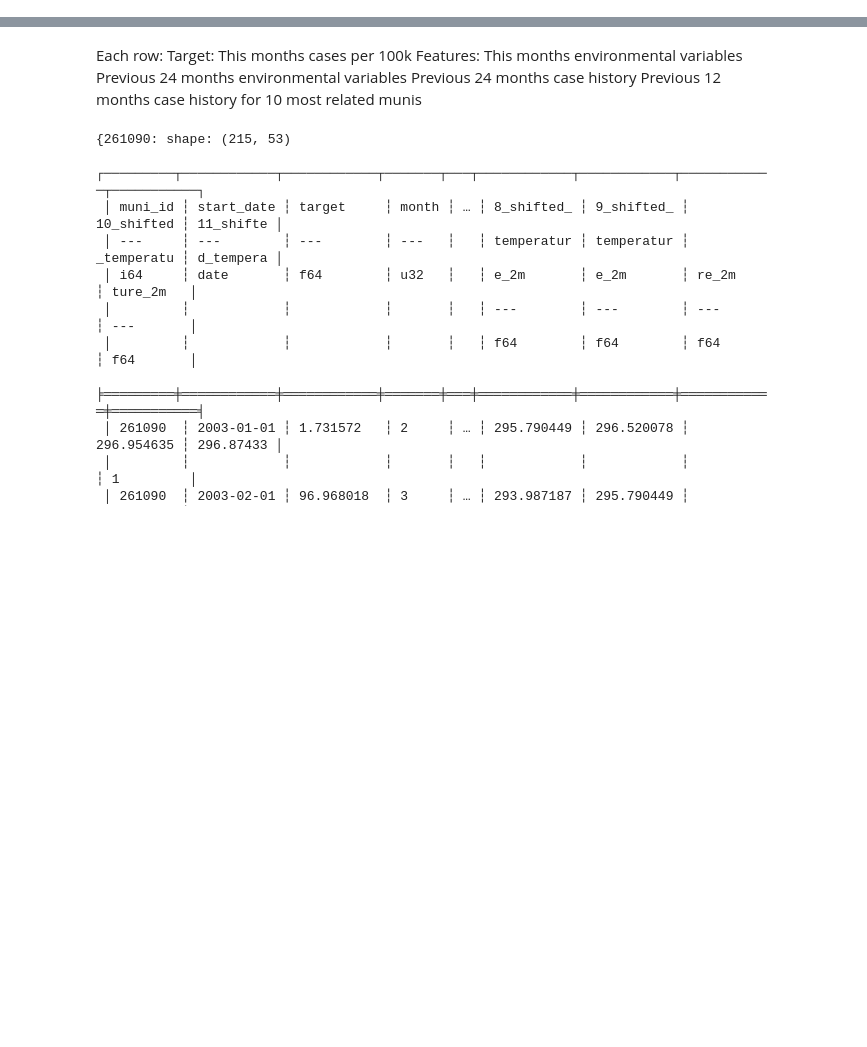
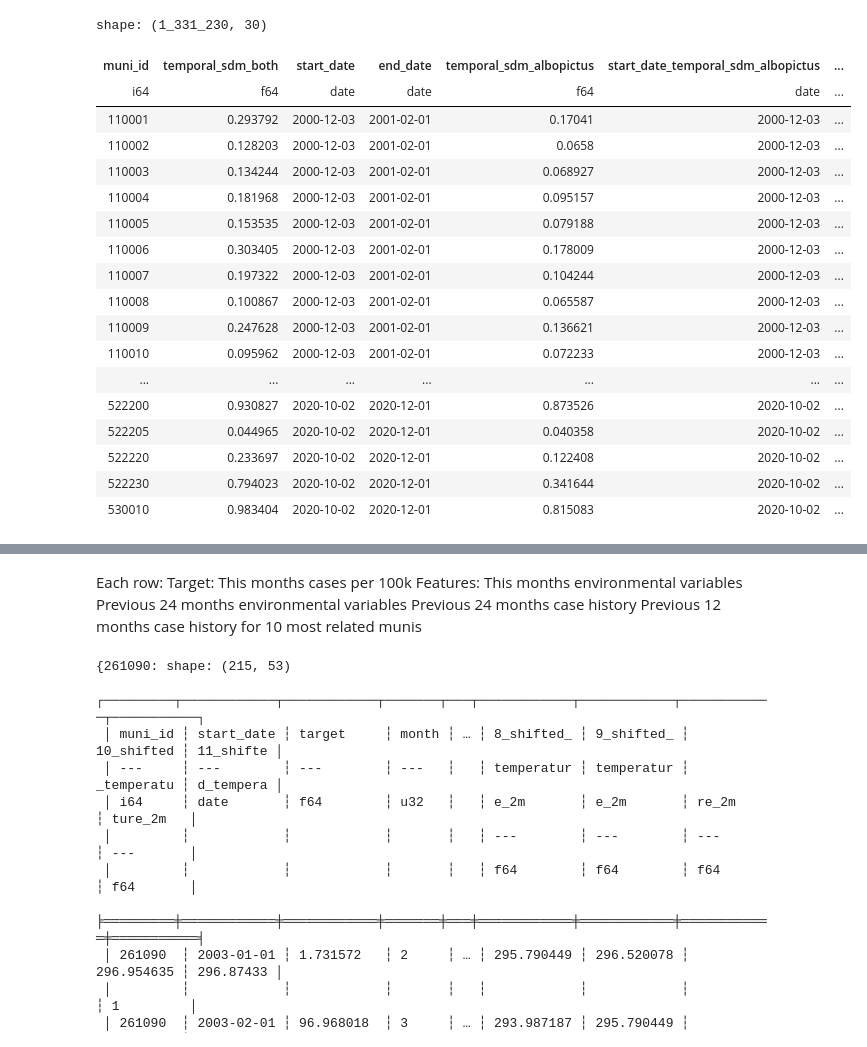
Before and after one commit to atalbanese/dengue_models, a Jupyter notebook: eda/eda.ipynb, the cells around one changed output, grey strips where cells are left out. Saved outputs shown, nothing was run; the diff lists cells and outputs as text; code cells hidden in the pictures; blank space fills up the shorter version.

```diff
--- a/eda/eda.ipynb
+++ b/eda/eda.ipynb
@@ -31,6 +31,26 @@ from sklearn.compose import ColumnTransformer
 from sklearn.pipeline import Pipeline
 from sklearn.preprocessing import MinMaxScaler, StandardScaler, RobustScaler, SplineTransformer, KernelCenterer, PolynomialFeatures, PowerTransformer, QuantileTransformer, Normalizer
 # %%
-test = pl.read_parquet('../data/gee_exports_test/all_parameters_2001-01-01_2021-01-01_months.parquet')
+test = pl.read_parquet('../data/gee_exports_test/all_parameters_2001-01-01_2021-01-01_months.parquet').sort('end_date')
 test
+# %% [output]
+shape: (1_331_230, 30)
+| muni_id | temporal_sdm_both | start_date | end_date | temporal_sdm_albopictus | start_date_temporal_sdm_albopictus | ... |
+| i64 | f64 | date | date | f64 | date | ... |
+| 110001 | 0.293792 | 2000-12-03 | 2001-02-01 | 0.17041 | 2000-12-03 | ... |
+| 110002 | 0.128203 | 2000-12-03 | 2001-02-01 | 0.0658 | 2000-12-03 | ... |
+| 110003 | 0.134244 | 2000-12-03 | 2001-02-01 | 0.068927 | 2000-12-03 | ... |
+| 110004 | 0.181968 | 2000-12-03 | 2001-02-01 | 0.095157 | 2000-12-03 | ... |
+| 110005 | 0.153535 | 2000-12-03 | 2001-02-01 | 0.079188 | 2000-12-03 | ... |
+| 110006 | 0.303405 | 2000-12-03 | 2001-02-01 | 0.178009 | 2000-12-03 | ... |
+| 110007 | 0.197322 | 2000-12-03 | 2001-02-01 | 0.104244 | 2000-12-03 | ... |
+| 110008 | 0.100867 | 2000-12-03 | 2001-02-01 | 0.065587 | 2000-12-03 | ... |
+| 110009 | 0.247628 | 2000-12-03 | 2001-02-01 | 0.136621 | 2000-12-03 | ... |
+| 110010 | 0.095962 | 2000-12-03 | 2001-02-01 | 0.072233 | 2000-12-03 | ... |
+| ... | ... | ... | ... | ... | ... | ... |
+| 522200 | 0.930827 | 2020-10-02 | 2020-12-01 | 0.873526 | 2020-10-02 | ... |
+| 522205 | 0.044965 | 2020-10-02 | 2020-12-01 | 0.040358 | 2020-10-02 | ... |
+| 522220 | 0.233697 | 2020-10-02 | 2020-12-01 | 0.122408 | 2020-10-02 | ... |
+| 522230 | 0.794023 | 2020-10-02 | 2020-12-01 | 0.341644 | 2020-10-02 | ... |
+| 530010 | 0.983404 | 2020-10-02 | 2020-12-01 | 0.815083 | 2020-10-02 | ... |
 # %%
```
Also changed, not shown: parts of 5 cells of this notebook, 2 other files.
